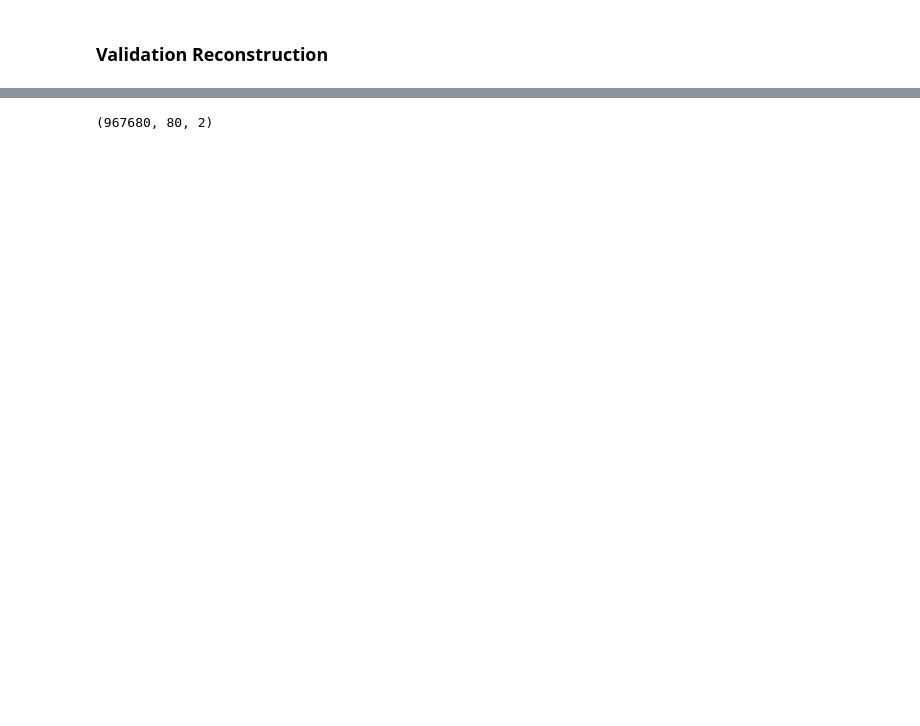
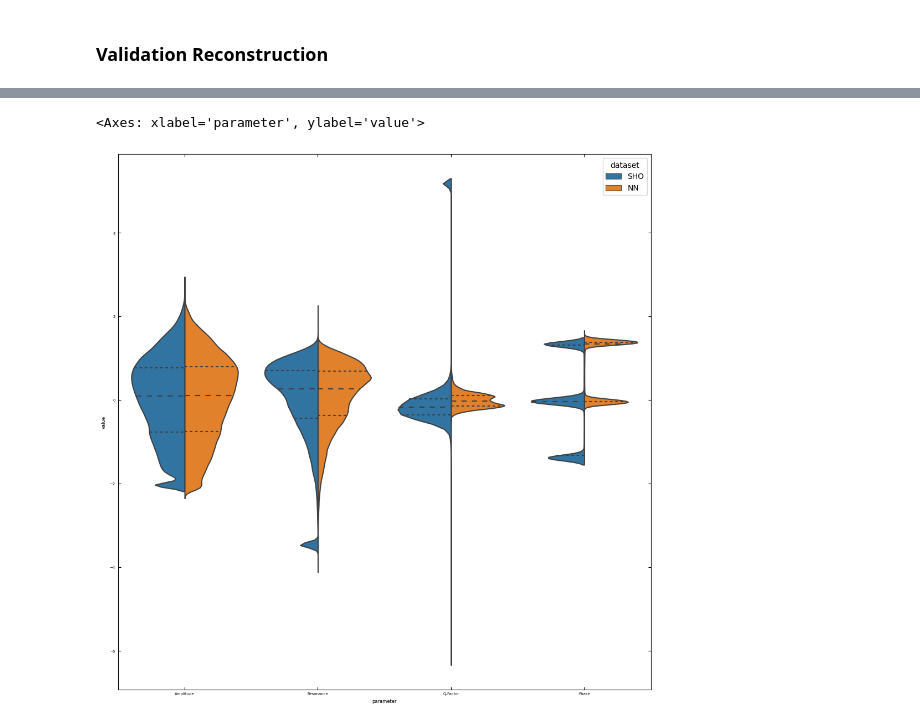
Before and after one commit to m3-learning/m3_learning_old, a Jupyter notebook: m3_learning/papers/2023_Rapid_Fitting/3_Pytorch_SHO_Fitter.ipynb, the cells around one changed output, grey strips where cells are left out. Cells and saved outputs as stored; diff of their text form; code cells hidden in the pictures; blank space fills up the shorter version.

```diff
--- a/m3_learning/papers/2023_Rapid_Fitting/3_Pytorch_SHO_Fitter.ipynb
+++ b/m3_learning/papers/2023_Rapid_Fitting/3_Pytorch_SHO_Fitter.ipynb
@@ -204,4 +212,0 @@ Average MSE: 0.042512521147727966
-# %%
-dataset.nn_validation.shape
-# %% [output]
-(967680, 80, 2)
@@ -208,3 +219,31 @@ dataset.nn_validation.shape
+# %%
+import pandas as pd
+
+df = pd.DataFrame()
+
+true = params_test
+compare = dataset.nn_validation_params_scaled
+
+names = [true, compare]
+names_str = ['SHO', 'NN']
+labels = ['Amplitude', 'Resonance', 'Q-Factor', 'Phase']
+
+for j, name in enumerate(names):
+    for i, label in enumerate(labels):
+        dict_ = {"value": name[:,i],
+                 "parameter": np.repeat(label, name.shape[0]),
+                 "dataset": np.repeat(names_str[j], name.shape[0])}
+
+        df = pd.concat((df, pd.DataFrame(dict_)))
+# %%
+df.head()
+fig, axs = plt.subplots(nrows=1, ncols=1, figsize=(10, 10), sharey=True)
+
+sns.violinplot(x='parameter', y='value', hue='dataset',
+               data=df, ax=axs, scale='count', split=True, inner='quartile')
+# %% [output]
+<Axes: xlabel='parameter', ylabel='value'>
+[figure, added]
 # %%
 df_to_plot = pd.DataFrame(np.vstack((all_pred_params_scaled, scaled_params)))
 df_to_plot = df_to_plot.melt(var_name='Params', value_name='Normalized Params')
```
Also changed, not shown: parts of 10 cells of this notebook, 2 other files.
